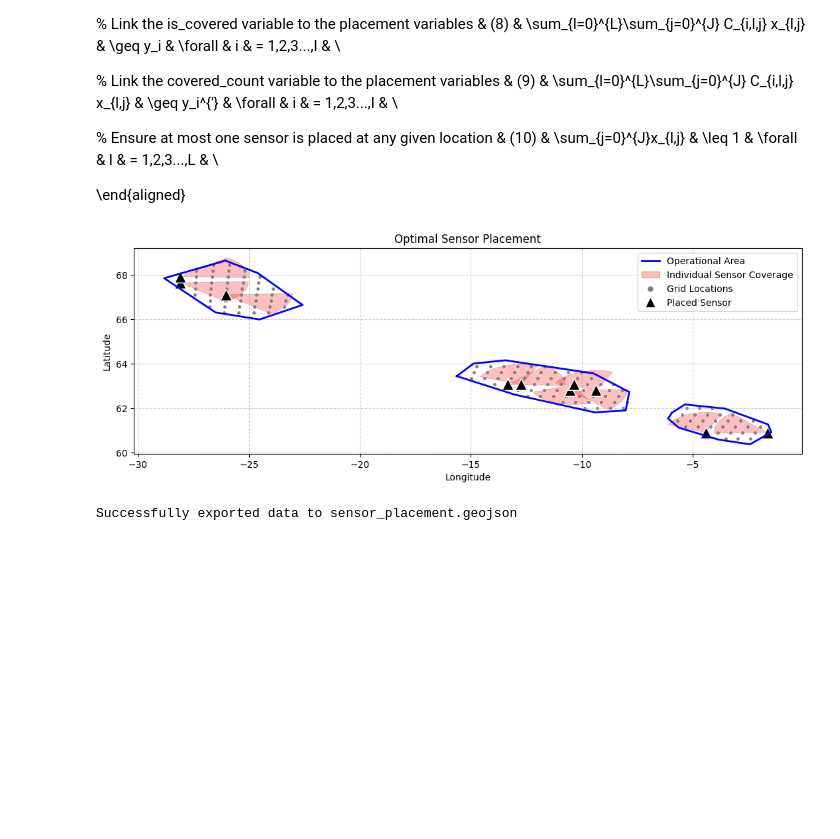
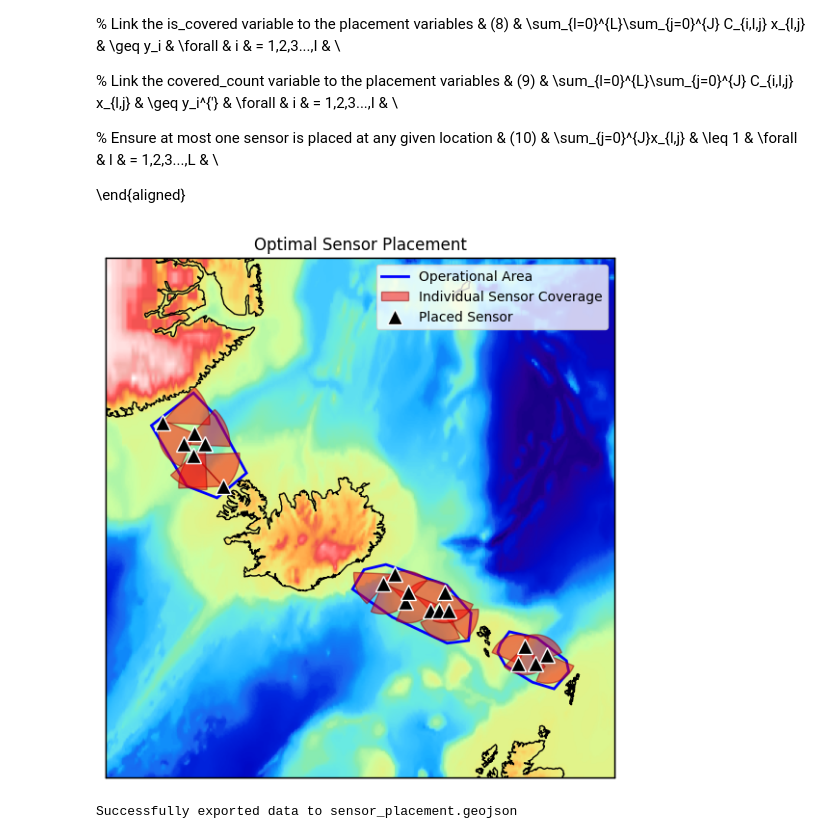
Before and after one commit to timothywong731/geospatial_optimization, a Jupyter notebook: demo.ipynb, the cells around one changed output. Drawn from its saved outputs; the diff is of its cells as text; code cells hidden in the pictures; blank space fills up the shorter version.

```diff
--- a/demo.ipynb
+++ b/demo.ipynb
@@ -249,40 +288,96 @@ Actual Area Coverage: 54.28%
 
 
 \end{aligned}
+# %%
+from netCDF4 import Dataset
+from mpl_toolkits.basemap import Basemap, shiftgrid, cm
+from matplotlib.patches import Polygon as mpl_polygon
+
+url = 'http://ferret.pmel.noaa.gov/thredds/dodsC/data/PMEL/etopo5.nc'
+etopodata = Dataset(url)
+
+topoin = etopodata.variables['ROSE'][:]
+lons = etopodata.variables['ETOPO05_X'][:]
+lats = etopodata.variables['ETOPO05_Y'][:]
+# shift data so lons go from -180 to 180 instead of 20 to 380.
+topoin,lons = shiftgrid(180.,topoin,lons,start=False)
 # %%
-# --- Step 6: Improved Plotting ---
-fan_opacity = 0.25
+# --- Step 6: Improved Plotting with Basemap ---
 
-fig, ax = plt.subplots(figsize=(13, 13))
-ax.set_aspect('equal')
+fan_opacity = 0.5
 
+fig, ax = plt.subplots(figsize=(10, 7))
+
+min_px = min([min(poly.exterior.xy[0]) for poly in operational_area.geoms])
+min_py = min([min(poly.exterior.xy[1]) for poly in operational_area.geoms])
+max_px = max([max(poly.exterior.xy[0]) for poly in operational_area.geoms])
+max_py = max([max(poly.exterior.xy[1]) for poly in operational_area.geoms])
+
+plot_margin = 3
+
+m = Basemap(
+    projection='merc',
+    llcrnrlon=min_px-plot_margin, urcrnrlon=max_px+plot_margin,
+    llcrnrlat=min_py-plot_margin, urcrnrlat=max_py+plot_margin,
+    resolution='i', ax=ax
+)
+
+nx = int((m.xmax-m.xmin)/10000.)+1; ny = int((m.ymax-m.ymin)/10000.)+1
+topodat = m.transform_scalar(topoin,lons,lats,nx,ny)
+# plot image over map with imshow.
+im = m.imshow(topodat,cm.GMT_haxby)
+m.drawcoastlines()
+m.drawcountries()
+m.drawmapboundary()
+
+# Plot operational area polygons
 for poly in operational_area.geoms:
     px, py = poly.exterior.xy
-    ax.plot(px, py, 'b-', linewidth=2, label='Operational Area')
+    mx, my = m(px, py)
+    xy = list(zip(mx, my))
 
+    # Create a Polygon patch with NO fill and a styled outline
+    p = mpl_polygon(xy, facecolor='none', edgecolor='blue', linewidth=2)
+
+    # Add the patch to the map's axes
+    ax.add_patch(p)
+
+# Plot sensor coverage fans
 for fan_poly in placed_sensors_polygons:
     fan_x, fan_y = fan_poly.exterior.xy
-    ax.fill(fan_x, fan_y, alpha=fan_opacity, fc='red', ec='darkred', linewidth=0.5)
+    mx, my = m(fan_x, fan_y)
+    xy = list(zip(mx, my))
+    p = mpl_polygon(xy, alpha=fan_opacity, facecolor='red', edgecolor='darkred', linewidth=1)
+    ax.add_patch(p)
 
-ax.scatter([p.x for p in locations], [p.y for p in locations], c='gray', marker='.', s=25, label='Grid Locations')
-ax.scatter([s['location'].x for s in placed_sensors_info],
-           [s['location'].y for s in placed_sensors_info],
-           c='black', edgecolor='white', s=160, marker='^', label='Placed Sensor')
+# Plot grid locations
+# grid_x, grid_y = zip(*[(p.x, p.y) for p in locations])
+# mgx, mgy = m(grid_x, grid_y)
+# m.scatter(mgx, mgy, c='gray', marker='.', s=25, label='Grid Locations', zorder=5)
+
+# # Plot placed sensors
+sensor_x = [s['location'].x for s in placed_sensors_info]
+sensor_y = [s['location'].y for s in placed_sensors_info]
+msx, msy = m(sensor_x, sensor_y)
+# Plot placed sensors as triangle markers using ax.plot
+for x_pt, y_pt in zip(msx, msy):
+    ax.plot(x_pt, y_pt, marker='^', markersize=12, color='black', markeredgecolor='white', linestyle='None', zorder=6, label='Placed Sensor')
+
+# Remove duplicate legend entries for 'Placed Sensor'
+handles, labels = ax.get_legend_handles_labels()
+unique = dict(zip(labels, handles))
+ax.legend(unique.values(), unique.keys(), loc='upper right')
 
 legend_elements = [
     plt.Line2D([0], [0], color='b', lw=2, label='Operational Area'),
     Patch(facecolor='red', alpha=fan_opacity, edgecolor='darkred', label=f'Individual Sensor Coverage'),
-    plt.Line2D([0], [0], marker='.', color='gray', label='Grid Locations', markersize=10, linestyle='None'),
     plt.Line2D([0], [0], marker='^', color='black', label='Placed Sensor', markersize=12, markerfacecolor='black', markeredgecolor='white', linestyle='None')
 ]
 ax.legend(handles=legend_elements, loc='upper right')
 ax.set_title('Optimal Sensor Placement')
-ax.set_xlabel('Longitude')
-ax.set_ylabel('Latitude')
-ax.grid(True, linestyle='--', alpha=0.6)
 plt.show()
 # %% [output]
-[figure, old version]
+[figure, new version]
 # %%
 def export_to_geojson(filename, op_area, placed_sensors):
     """
```
Also changed, not shown: parts of 4 cells of this notebook, 1 other file.
